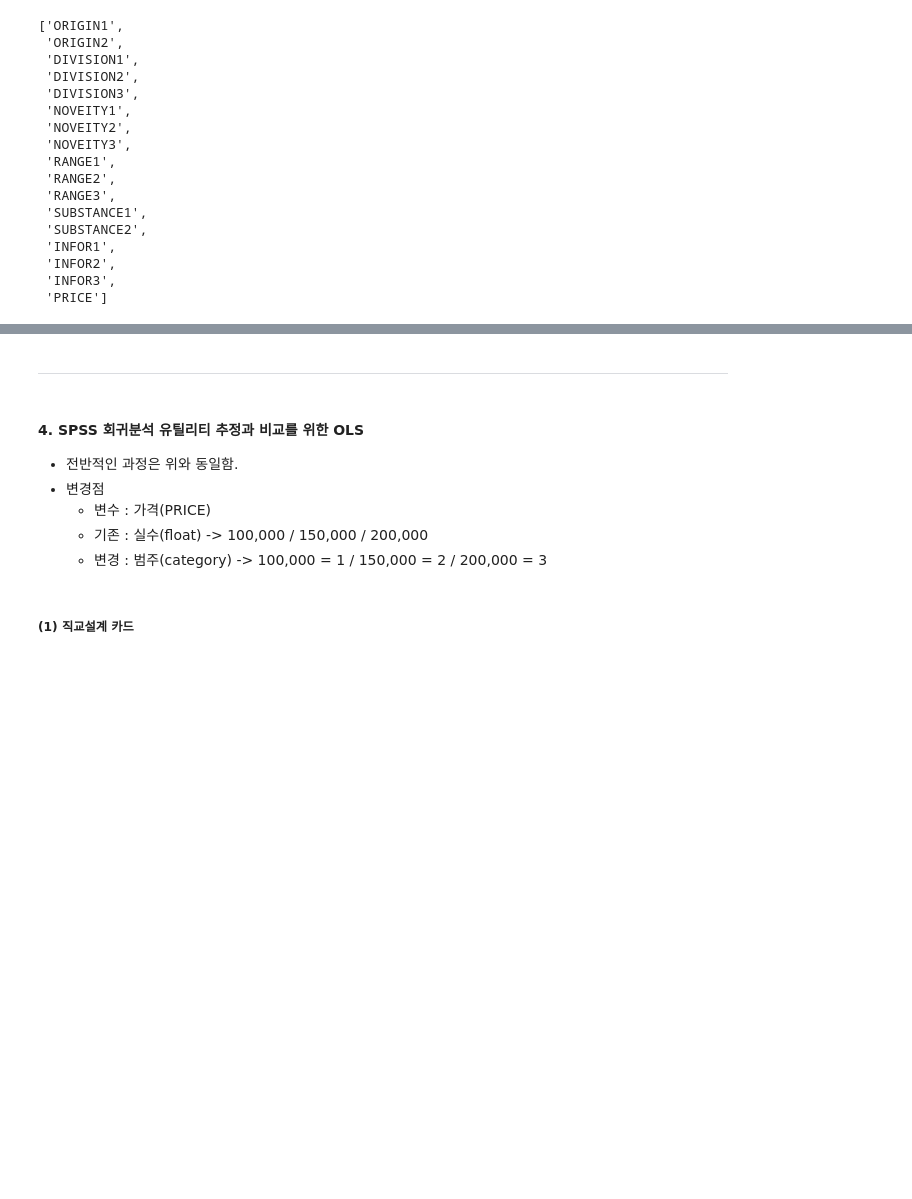
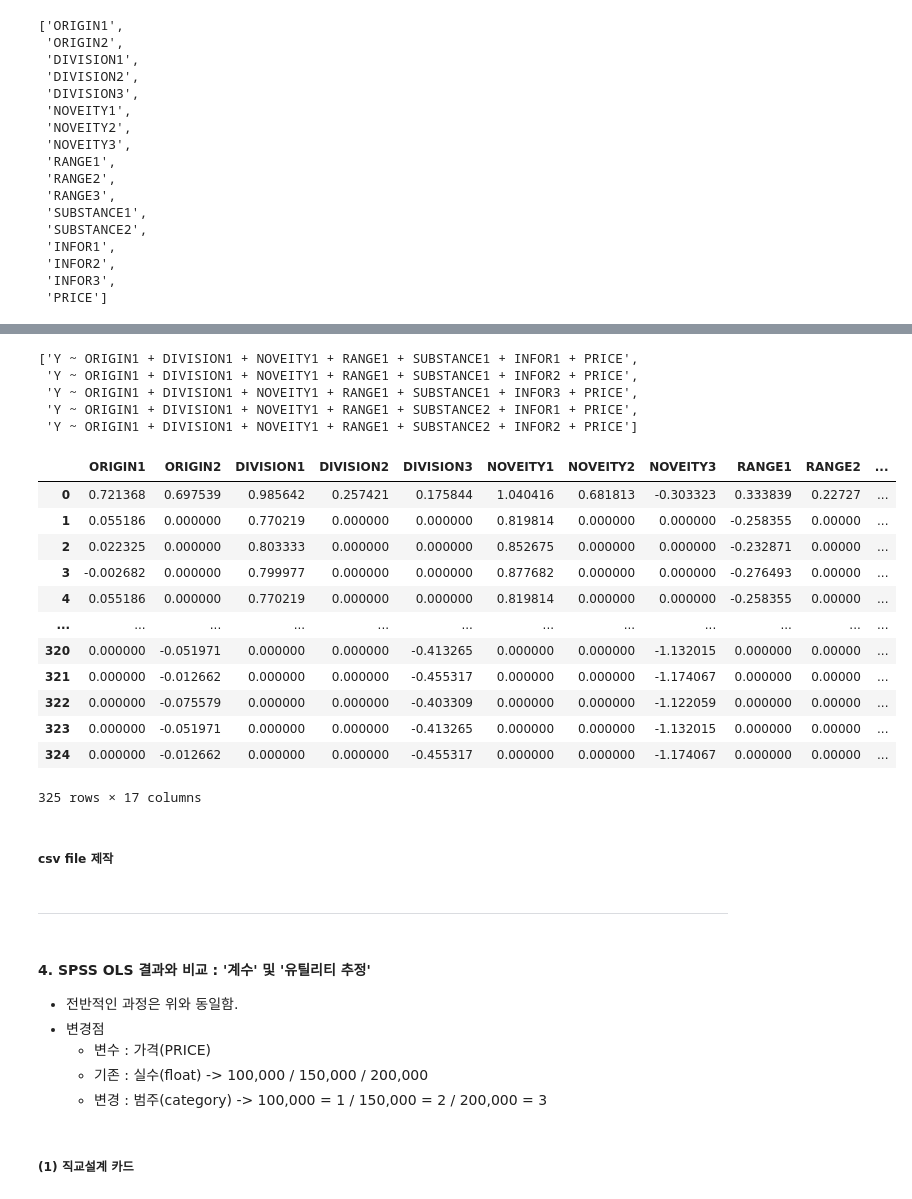
Before and after one commit to hyeondk/Bio-Economic-Value, a Jupyter notebook: 2. Analysis Code/1. Preliminary Survey/2. 미생물 예비설문_전처리 및 OLS.ipynb, the cells around one changed output, grey strips where cells are left out. Saved outputs shown, nothing was run; the diff lists cells and outputs as text; code cells hidden in the pictures; blank space fills up the shorter version.

Commit message:
Modified some codes, and added OLS analysis for all cases.

```diff
--- a/2. Analysis Code/1. Preliminary Survey/2. 미생물 예비설문_전처리 및 OLS.ipynb
+++ b/2. Analysis Code/1. Preliminary Survey/2. 미생물 예비설문_전처리 및 OLS.ipynb
@@ -417,0 +422,47 @@ strong multicollinearity problems or that the design matrix is singular.
+# %%
+X_case = []
+for origin in ['ORIGIN1','ORIGIN2']:
+    for division in ['DIVISION1','DIVISION2', 'DIVISION3']:
+        for noveity in ['NOVEITY1','NOVEITY2', 'NOVEITY3']:
+            for range_ in ['RANGE1','RANGE2', 'RANGE3']:
+                for substance in ['SUBSTANCE1','SUBSTANCE2']:
+                    for infor in ['INFOR1','INFOR2', 'INFOR3']:
+                        X_case.append(f'Y ~ {origin} + {division} + {noveity} + {range_} + {substance} + {infor} + PRICE')
+
+# 앞 부분만 확인
+X_case[:5]
+# %% [output]
+['Y ~ ORIGIN1 + DIVISION1 + NOVEITY1 + RANGE1 + SUBSTANCE1 + INFOR1 + PRICE',
+ 'Y ~ ORIGIN1 + DIVISION1 + NOVEITY1 + RANGE1 + SUBSTANCE1 + INFOR2 + PRICE',
+ 'Y ~ ORIGIN1 + DIVISION1 + NOVEITY1 + RANGE1 + SUBSTANCE1 + INFOR3 + PRICE',
+ 'Y ~ ORIGIN1 + DIVISION1 + NOVEITY1 + RANGE1 + SUBSTANCE2 + INFOR1 + PRICE',
+ 'Y ~ ORIGIN1 + DIVISION1 + NOVEITY1 + RANGE1 + SUBSTANCE2 + INFOR2 + PRICE']
+# %%
+# List 생성
+# 1번째 내용 : 모든 더미 변수(dummy variable)를 대입한 OLS
+micro_ols_all_case = [micro_ols.params.iloc[1:]]
+
+for model in X_case:
+    ols_fit = ols(model, data=ols_data).fit() # Fitting OLS
+    micro_ols_all_case.append(ols_fit.params.iloc[1:].copy())
+
+micro_ols_all_case = pd.concat(micro_ols_all_case, axis=1).T
+micro_ols_all_case[micro_ols_all_case.isna()] = 0.0
+# %%
+micro_ols_all_case
+# %% [output]
+|  | ORIGIN1 | ORIGIN2 | DIVISION1 | DIVISION2 | DIVISION3 | NOVEITY1 | NOVEITY2 | NOVEITY3 | RANGE1 | RANGE2 | ... |
+| 0 | 0.721368 | 0.697539 | 0.985642 | 0.257421 | 0.175844 | 1.040416 | 0.681813 | -0.303323 | 0.333839 | 0.22727 | ... |
+| 1 | 0.055186 | 0.000000 | 0.770219 | 0.000000 | 0.000000 | 0.819814 | 0.000000 | 0.000000 | -0.258355 | 0.00000 | ... |
+| 2 | 0.022325 | 0.000000 | 0.803333 | 0.000000 | 0.000000 | 0.852675 | 0.000000 | 0.000000 | -0.232871 | 0.00000 | ... |
+| 3 | -0.002682 | 0.000000 | 0.799977 | 0.000000 | 0.000000 | 0.877682 | 0.000000 | 0.000000 | -0.276493 | 0.00000 | ... |
+| 4 | 0.055186 | 0.000000 | 0.770219 | 0.000000 | 0.000000 | 0.819814 | 0.000000 | 0.000000 | -0.258355 | 0.00000 | ... |
+| ... | ... | ... | ... | ... | ... | ... | ... | ... | ... | ... | ... |
+| 320 | 0.000000 | -0.051971 | 0.000000 | 0.000000 | -0.413265 | 0.000000 | 0.000000 | -1.132015 | 0.000000 | 0.00000 | ... |
+| 321 | 0.000000 | -0.012662 | 0.000000 | 0.000000 | -0.455317 | 0.000000 | 0.000000 | -1.174067 | 0.000000 | 0.00000 | ... |
+| 322 | 0.000000 | -0.075579 | 0.000000 | 0.000000 | -0.403309 | 0.000000 | 0.000000 | -1.122059 | 0.000000 | 0.00000 | ... |
+| 323 | 0.000000 | -0.051971 | 0.000000 | 0.000000 | -0.413265 | 0.000000 | 0.000000 | -1.132015 | 0.000000 | 0.00000 | ... |
+| 324 | 0.000000 | -0.012662 | 0.000000 | 0.000000 | -0.455317 | 0.000000 | 0.000000 | -1.174067 | 0.000000 | 0.00000 | ... |
+325 rows × 17 columns
+# %% [markdown]
+##### csv file 제작
@@ -418,7 +478,7 @@ strong multicollinearity problems or that the design matrix is singular.
 # %% [markdown]
 ---
 # %% [markdown]
-#### **4. SPSS 회귀분석 유틸리티 추정과 비교를 위한 OLS**
+#### **4. SPSS OLS 결과와 비교 : '계수' 및 '유틸리티 추정'**
 - 전반적인 과정은 위와 동일함.
 - 변경점
     - 변수 : 가격(PRICE)
```
Also changed, not shown: parts of 8 cells of this notebook.
